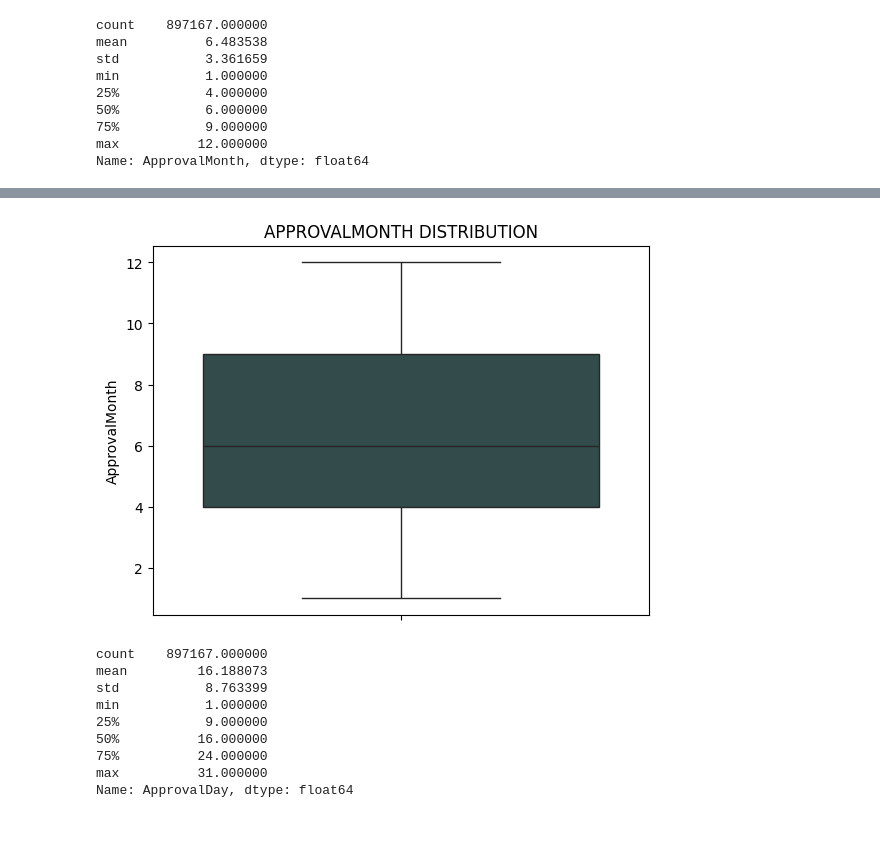
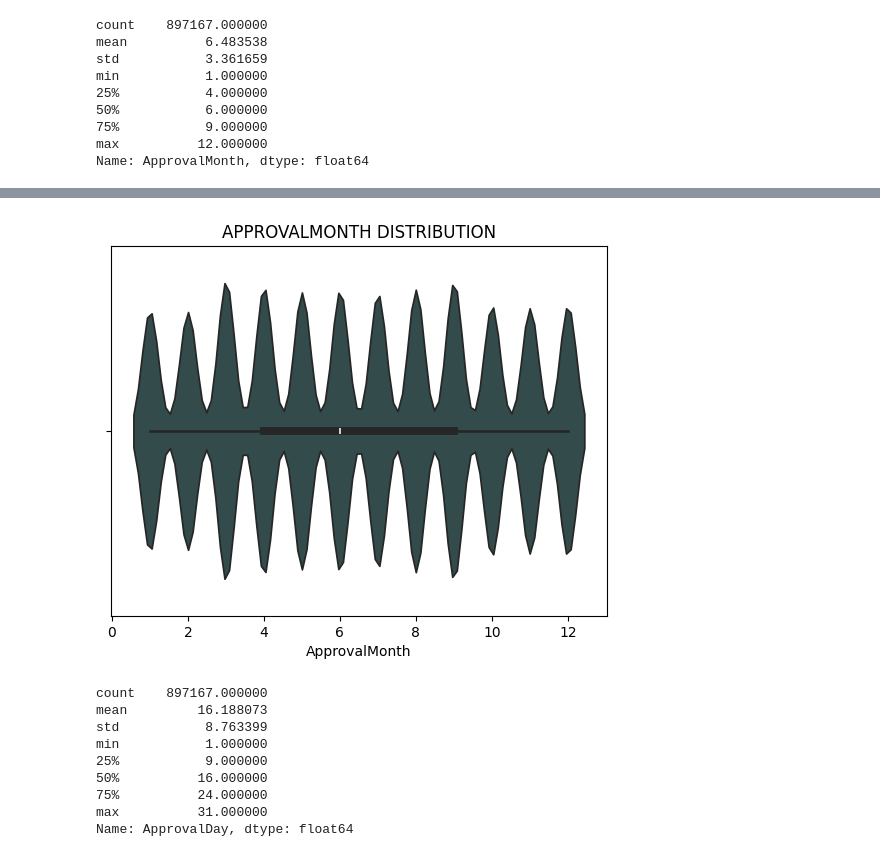
Before and after one commit to GMartin-Data/loan_approval, a Jupyter notebook: tests.ipynb, the cells around one changed output, grey strips where cells are left out. Saved outputs shown, nothing was run; the diff lists cells and outputs as text; code cells hidden in the pictures; blank space fills up the shorter version.

```diff
--- a/tests.ipynb
+++ b/tests.ipynb
@@ -719,9 +731,9 @@ Name: ApprovalMonth, dtype: float64
 # %%
-sns.boxplot(dataframe.ApprovalMonth, color='darkslategrey')
+sns.violinplot(x=dataframe.ApprovalMonth, color="darkslategrey")
 plt.title("APPROVALMONTH DISTRIBUTION")
 plt.show()
 # %% [output]
-[figure, old version]
+[figure, new version]
 # %%
 dataframe.ApprovalDay.describe()
 # %% [output]
```
Also changed, not shown: parts of 19 cells of this notebook.
